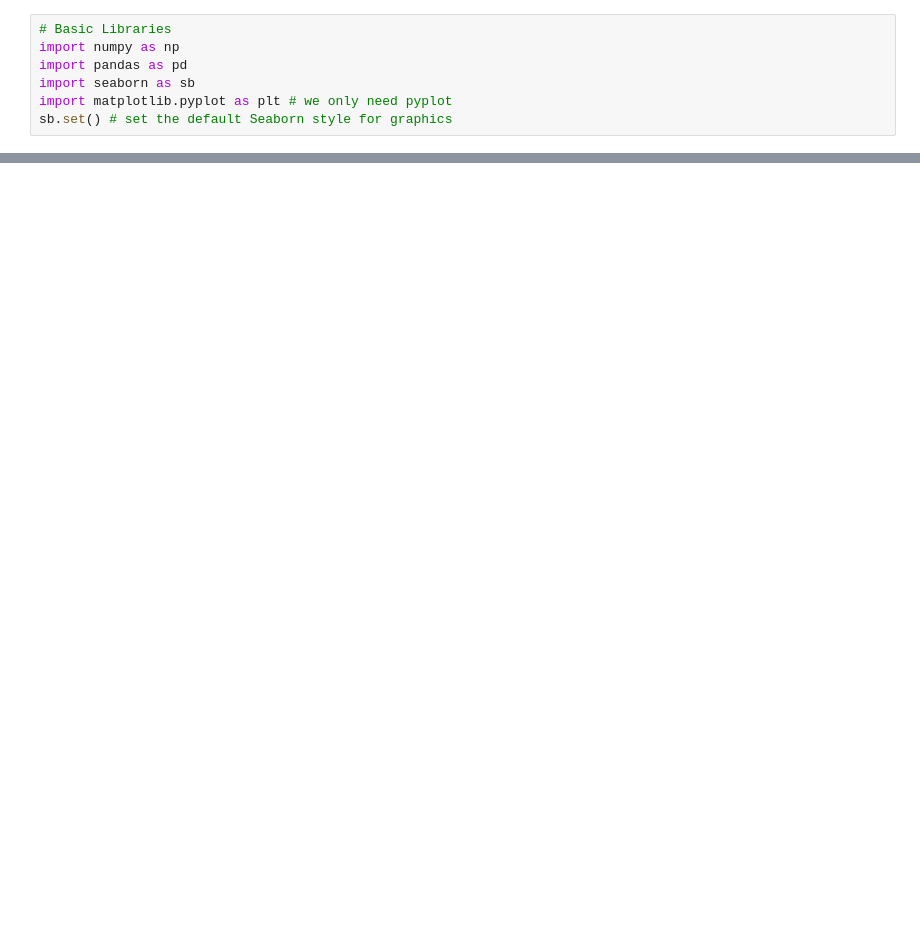
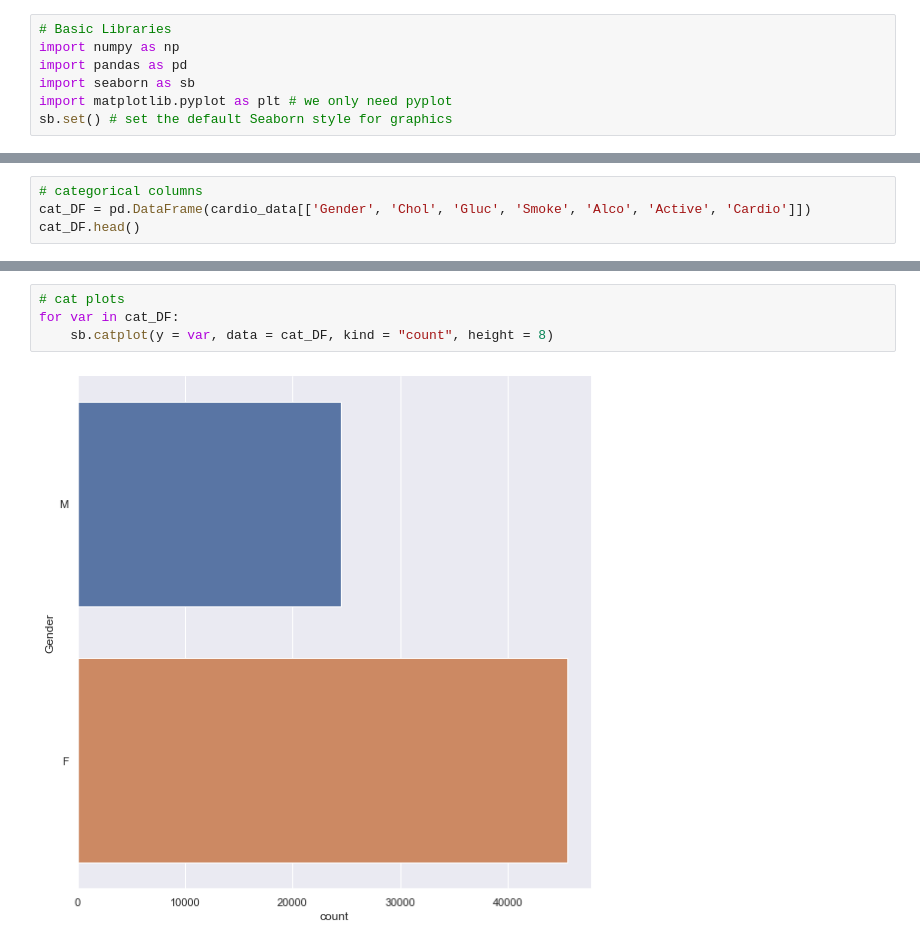
Before and after one commit to timothy-lew/dsai_mini_project, a Jupyter notebook: main.ipynb, the cells around one changed output, grey strips where cells are left out. Cells and saved outputs as stored; diff of their text form; blank space fills up the shorter version.

```diff
--- a/main.ipynb
+++ b/main.ipynb
@@ -17,0 +127,4 @@ train_data.head()
+# %%
+# categorical columns
+cat_DF = pd.DataFrame(cardio_data[['Gender', 'Chol', 'Gluc', 'Smoke', 'Alco', 'Active', 'Cardio']])
+cat_DF.head()
@@ -17,0 +138,6 @@ train_data.head()
+# %%
+# cat plots
+for var in cat_DF:
+    sb.catplot(y = var, data = cat_DF, kind = "count", height = 8)
+# %% [output]
+[figure, added]
```
Also changed, not shown: parts of 14 cells of this notebook, 1 other file.
